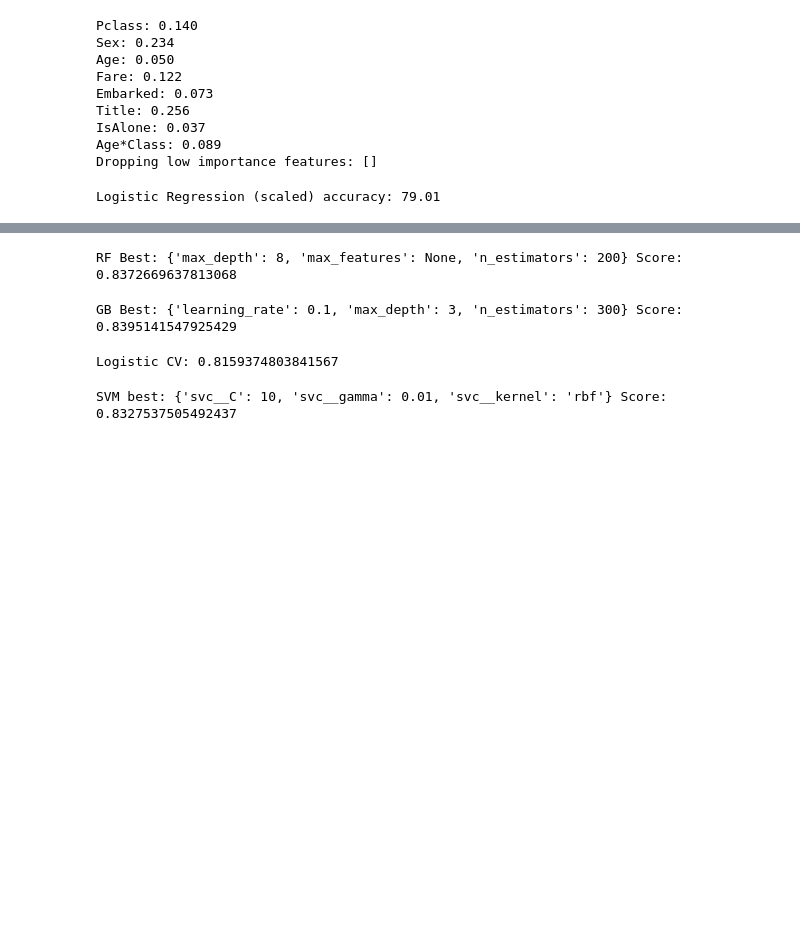
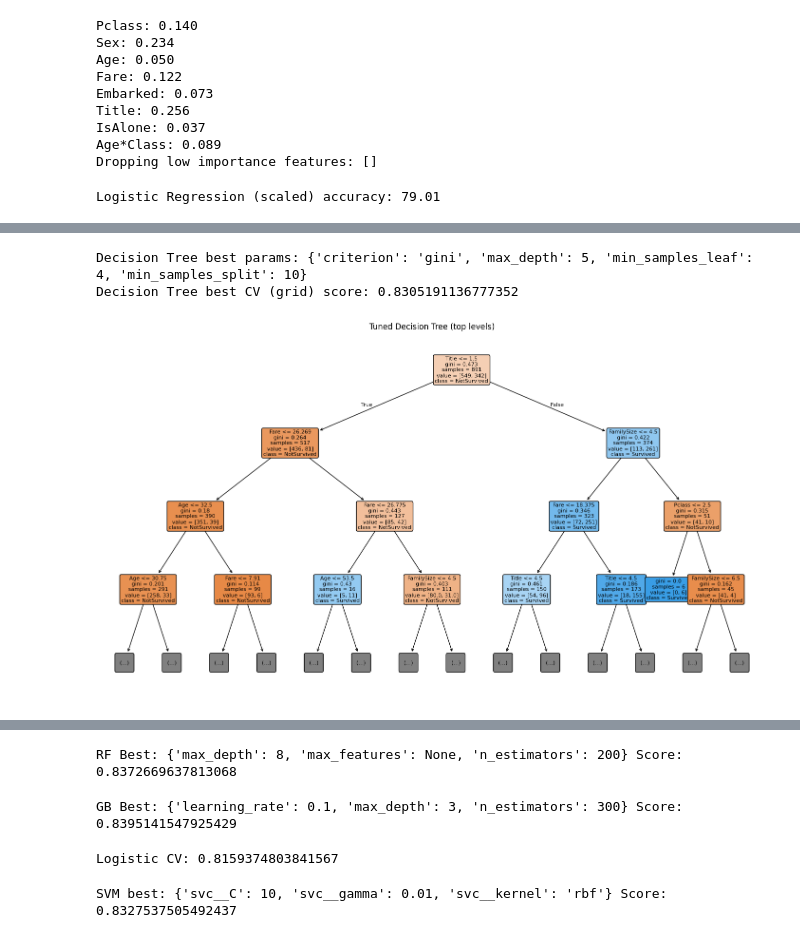
Before and after one commit to lorrainefadzaic-tech/Kagggle-Titanic-Project, a Jupyter notebook: kaggle.ipynb, the cells around one changed output, grey strips where cells are left out. Saved outputs shown, nothing was run; the diff lists cells and outputs as text; code cells hidden in the pictures; blank space fills up the shorter version.

```diff
--- a/kaggle.ipynb
+++ b/kaggle.ipynb
@@ -797,3 +799,78 @@ test = test.drop(['PassengerId','Name','Ticket','Cabin'], axis=1)
 
 X = train.drop('Survived', axis=1)
 y = train['Survived']
+# %%
+# ...existing code...
+import matplotlib.pyplot as plt
+from sklearn.tree import DecisionTreeClassifier, plot_tree
+from sklearn.ensemble import RandomForestClassifier
+from sklearn.model_selection import GridSearchCV, StratifiedKFold, cross_val_score
+
+# Prepare features (uses X, y defined in the previous cell)
+X_proc = X.copy()
+
+# Impute missing values: numeric -> median, categorical -> mode
+for col in X_proc.columns:
+    if X_proc[col].dtype.kind in 'biufc':  # numeric
+        X_proc[col] = X_proc[col].fillna(X_proc[col].median())
+    else:
+        X_proc[col] = X_proc[col].fillna(X_proc[col].mode().iloc[0])
+
+# Convert categorical columns to dummy variables
+X_proc = pd.get_dummies(X_proc, drop_first=True)
+
+cv5 = StratifiedKFold(n_splits=5, shuffle=True, random_state=42)
+
+# 1) Decision Tree: grid search tuning
+dt = DecisionTreeClassifier(random_state=42)
+dt_params = {
+    'max_depth': [3, 5, 7, None],
+    'min_samples_split': [2, 5, 10],
+    'min_samples_leaf': [1, 2, 4],
+    'criterion': ['gini', 'entropy']
+}
+grid_dt = GridSearchCV(dt, dt_params, cv=cv5, scoring='accuracy', n_jobs=-1)
+grid_dt.fit(X_proc, y)
+print("Decision Tree best params:", grid_dt.best_params_)
+print("Decision Tree best CV (grid) score:", grid_dt.best_score_)
+
+# 2) Plot the tuned decision tree (show top levels)
+plt.figure(figsize=(18,10))
+plot_tree(grid_dt.best_estimator_,
+          feature_names=X_proc.columns,
+          class_names=['NotSurvived', 'Survived'],
+          filled=True, rounded=True, fontsize=8, max_depth=3)
+plt.title("Tuned Decision Tree (top levels)")
+plt.show()
+
+# 3) Decision Tree: 5-fold CV mean accuracy
+dt_cv_scores = cross_val_score(grid_dt.best_estimator_, X_proc, y, cv=cv5, scoring='accuracy', n_jobs=-1)
+print("Decision Tree 5-fold CV scores:", dt_cv_scores)
+print("Decision Tree 5-fold CV mean accuracy:", dt_cv_scores.mean())
+
+# 4) Random Forest: grid search tuning and 5-fold CV
+rf = RandomForestClassifier(random_state=42)
+rf_params = {
+    'n_estimators': [100, 200],
+    'max_depth': [6, 8, None],
+    'max_features': ['sqrt', 'log2']
+}
+grid_rf = GridSearchCV(rf, rf_params, cv=cv5, scoring='accuracy', n_jobs=-1)
+grid_rf.fit(X_proc, y)
+print("Random Forest best params:", grid_rf.best_params_)
+print("Random Forest best CV (grid) score:", grid_rf.best_score_)
+
+rf_cv_scores = cross_val_score(grid_rf.best_estimator_, X_proc, y, cv=cv5, scoring='accuracy', n_jobs=-1)
+print("Random Forest 5-fold CV scores:", rf_cv_scores)
+print("Random Forest 5-fold CV mean accuracy:", rf_cv_scores.mean())
+
+# 5) Comparison
+if rf_cv_scores.mean() > dt_cv_scores.mean():
+    print("Random Forest performs better on average (higher mean CV accuracy).")
+else:
+    print("Decision Tree performs better on average (higher mean CV accuracy).")
+# ...existing code...
+# %% [output]
+Decision Tree best params: {'criterion': 'gini', 'max_depth': 5, 'min_samples_leaf': 4, 'min_samples_split': 10}
+Decision Tree best CV (grid) score: 0.8305191136777352
+[figure, added]
```
Also changed, not shown: parts of 6 cells of this notebook, 2 other files.
